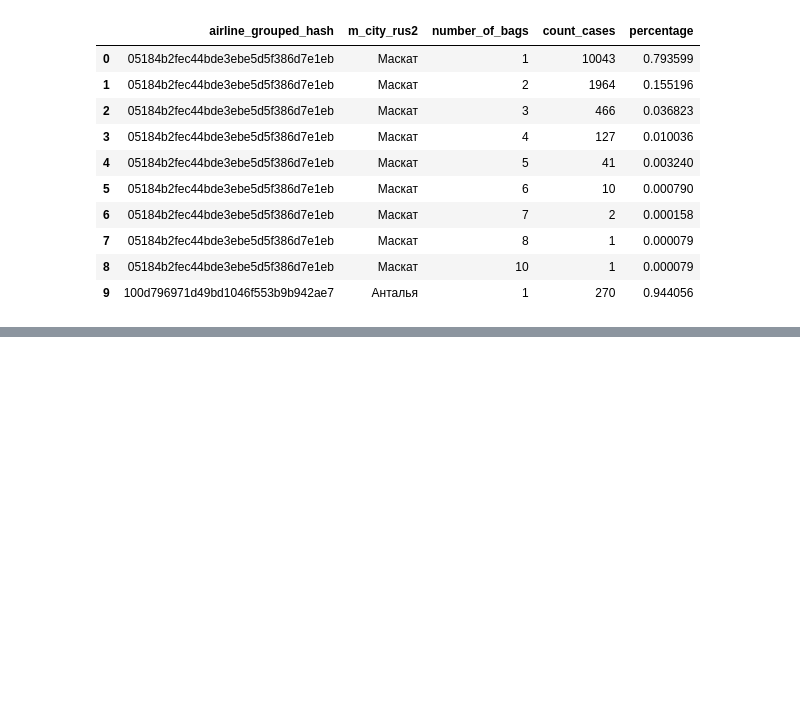
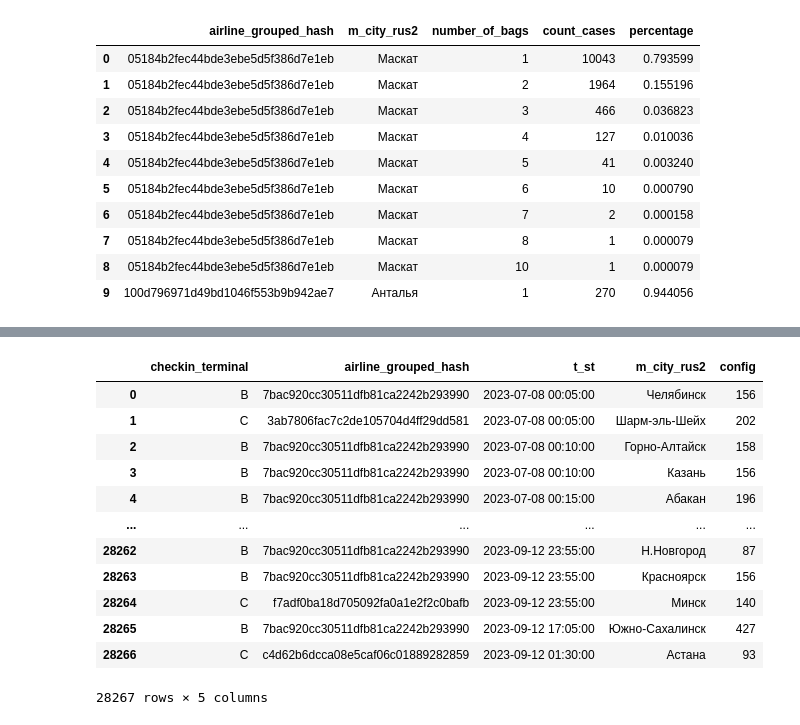
Before and after one commit to AndreyLebedinskiy/CourseProjectYear3, a Jupyter notebook: AgentBasedModel.ipynb, the cells around one changed output, grey strips where cells are left out. Cells and saved outputs as stored; diff of their text form; code cells hidden in the pictures; blank space fills up the shorter version.

```diff
--- a/AgentBasedModel.ipynb
+++ b/AgentBasedModel.ipynb
@@ -209,3 +236,22 @@ combined_bsm_data = pd.concat([bsm_data_train, bsm_data_test], ignore_index=True
+# %%
+rasp_T = pd.read_csv('data/train/flight_rasp_data.csv')
+rasp_T['t_st'] = pd.to_datetime(rasp_T['t_st'])
+rasp_T = rasp_T.drop(['i_id','departure_terminal', 'cco_hash', 'flt_hash', 'm_city_rus1'], axis=1)
+rasp_T
+# %% [output]
+|  | checkin_terminal | airline_grouped_hash | t_st | m_city_rus2 | config |
+| 0 | B | 7bac920cc30511dfb81ca2242b293990 | 2023-07-08 00:05:00 | Челябинск | 156 |
+| 1 | C | 3ab7806fac7c2de105704d4ff29dd581 | 2023-07-08 00:05:00 | Шарм-эль-Шейх | 202 |
+| 2 | B | 7bac920cc30511dfb81ca2242b293990 | 2023-07-08 00:10:00 | Горно-Алтайск | 158 |
+| 3 | B | 7bac920cc30511dfb81ca2242b293990 | 2023-07-08 00:10:00 | Казань | 156 |
+| 4 | B | 7bac920cc30511dfb81ca2242b293990 | 2023-07-08 00:15:00 | Абакан | 196 |
+| ... | ... | ... | ... | ... | ... |
+| 28262 | B | 7bac920cc30511dfb81ca2242b293990 | 2023-09-12 23:55:00 | Н.Новгород | 87 |
+| 28263 | B | 7bac920cc30511dfb81ca2242b293990 | 2023-09-12 23:55:00 | Красноярск | 156 |
+| 28264 | C | f7adf0ba18d705092fa0a1e2f2c0bafb | 2023-09-12 23:55:00 | Минск | 140 |
+| 28265 | B | 7bac920cc30511dfb81ca2242b293990 | 2023-09-12 17:05:00 | Южно-Сахалинск | 427 |
+| 28266 | C | c4d62b6dcca08e5caf06c01889282859 | 2023-09-12 01:30:00 | Астана | 93 |
+28267 rows × 5 columns
 # %%
 diff_airlines = profile_value['airline_grouped_hash'].unique()
 for x in diff_airlines:
```
Also changed, not shown: parts of 4 cells of this notebook.
